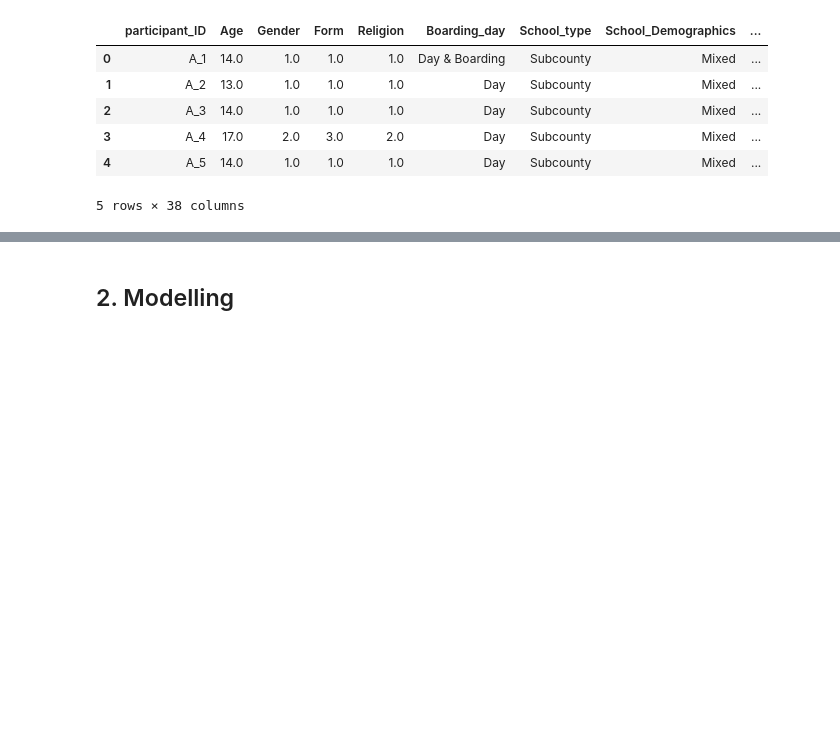
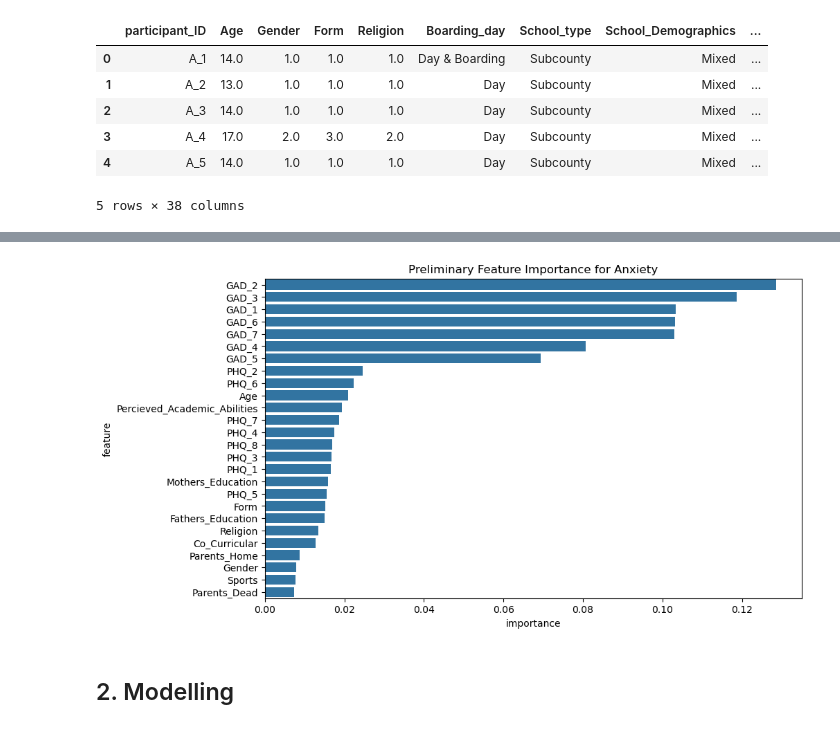
Before and after one commit to r0sh1ddy/Depression-Anxiety-predictor-for-High-School-Students-in-Kenya, a Jupyter notebook: Mental_health.ipynb, the cells around one changed output, grey strips where cells are left out. Saved outputs shown, nothing was run; the diff lists cells and outputs as text; code cells hidden in the pictures; blank space fills up the shorter version.

```diff
--- a/Mental_health.ipynb
+++ b/Mental_health.ipynb
@@ -754,4 +803,34 @@ Text(0.5, 1.0, 'Preliminary Feature Importance for Depression and Anxiety Predic
 [figure]
+# %%
+from sklearn.ensemble import RandomForestClassifier
+numerical_cols = ["Age", "Gender", "Form", "Religion",
+    "Parents_Home", "Parents_Dead", "Fathers_Education", "Mothers_Education",
+    "Co_Curricular", "Sports", "Percieved_Academic_Abilities",
+    "PHQ_1", "PHQ_2", "PHQ_3", "PHQ_4", "PHQ_5", "PHQ_6", "PHQ_7", "PHQ_8",
+    "GAD_1", "GAD_2", "GAD_3", "GAD_4", "GAD_5", "GAD_6", "GAD_7"]
+# Quick feature importance
+X = df[numerical_cols]
+y = df['Has_anxiety']
+
+# Handle any remaining missing values
+X = X.fillna(X.median())
+
+# Train simple RF model
+rf = RandomForestClassifier(n_estimators=100, random_state=42)
+rf.fit(X, y)
+
+# Plot importance
+importance_df = pd.DataFrame({
+    'feature': X.columns,
+    'importance': rf.feature_importances_
+}).sort_values('importance', ascending=False)
+
+plt.figure(figsize=(10,6))
+sns.barplot(data=importance_df, x='importance', y='feature')
+plt.title('Preliminary Feature Importance for Anxiety')
+plt.savefig('Image/Preliminary Feature Importance for Anxiety.png', dpi=300, bbox_inches='tight')
+# %% [output]
+[figure, added]
 # %% [markdown]
 ## 2. Modelling
 # %%
```
Also changed, not shown: parts of 16 cells of this notebook.
